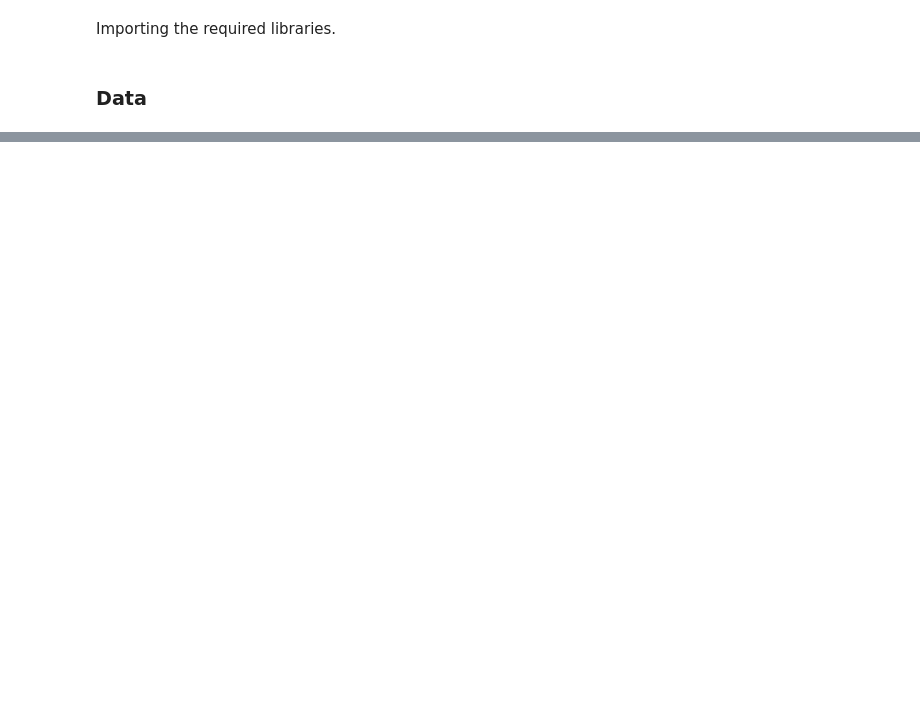
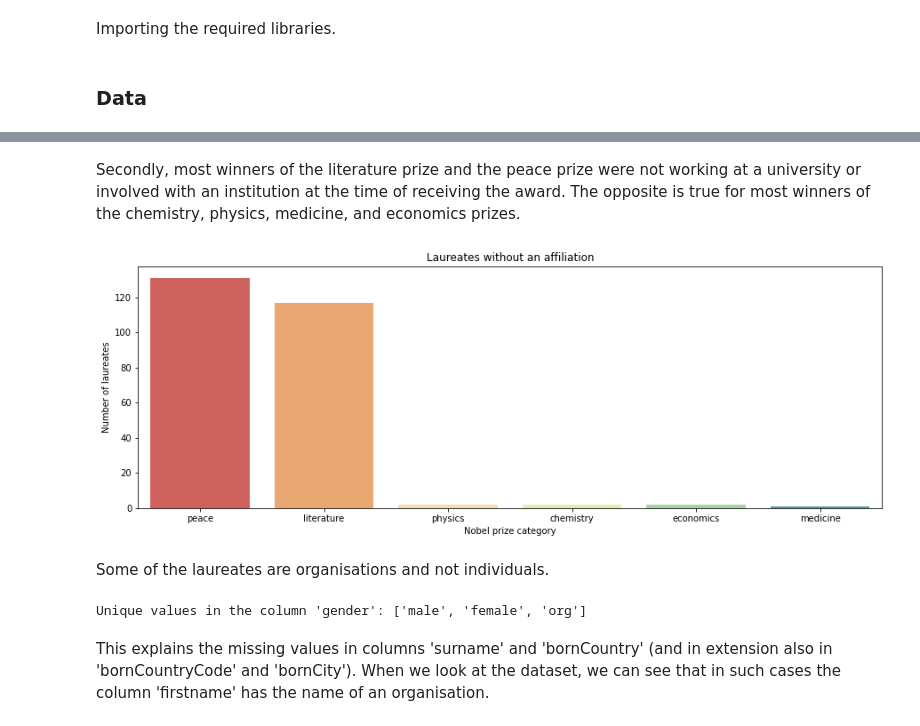
Before and after one commit to tee1e/Nobel-prize-stats, a Jupyter notebook: nobel-prize-data-analysis.ipynb, the cells around one changed output, grey strips where cells are left out. Drawn from its saved outputs; the diff is of its cells as text; code cells hidden in the pictures; blank space fills up the shorter version.

Commit message:
Add final notebook and data files

```diff
--- a/nobel-prize-data-analysis.ipynb
+++ b/nobel-prize-data-analysis.ipynb
@@ -23,2 +33,2 @@ The source of this project's data is this [Nobel Prize dataset](https://www.kagg
 # %%
-nobel_data = pd.read_csv('data/nobel_final.csv')
+nobel_data = pd.read_csv('data/laureate.csv')
@@ -24,0 +59,3 @@ nobel_data = pd.read_csv('data/nobel_final.csv')
+# %%
+# Change the name of columns name, city and country
+nobel_data = nobel_data.rename(columns={"name": "affiliation", "city": "affiliationCity", "country": "affiliationCountry"})
@@ -24,0 +141,23 @@ nobel_data = pd.read_csv('data/nobel_final.csv')
+# %% [markdown]
+Secondly, most winners of the literature prize and the peace prize were not working at a university or involved with an institution at the time of receiving the award. The opposite is true for most winners of the chemistry, physics, medicine, and economics prizes.
+# %%
+category_affiliation = nobel_data[['category', 'affiliation']]
+missing = category_affiliation[category_affiliation.isna().any(axis=1)]
+missing = missing['category'].value_counts().to_frame()
+
+plt.figure(figsize=(15,5))
+sns.barplot(x = missing.index, y = 'category', data = missing, palette='Spectral')
+plt.xlabel('Nobel prize category')
+plt.ylabel('Number of laureates')
+plt.title('Laureates without an affiliation')
+plt.show()
+# %% [output]
+[figure, added]
+# %% [markdown]
+Some of the laureates are organisations and not individuals.
+# %%
+print("Unique values in the column 'gender':", nobel_data['gender'].unique().tolist())
+# %% [output]
+Unique values in the column 'gender': ['male', 'female', 'org']
+# %% [markdown]
+This explains the missing values in columns 'surname' and 'bornCountry' (and in extension also in 'bornCountryCode' and 'bornCity'). When we look at the dataset, we can see that in such cases the column 'firstname' has the name of an organisation.
```
Also changed, not shown: parts of 76 cells of this notebook, 2 other files.
